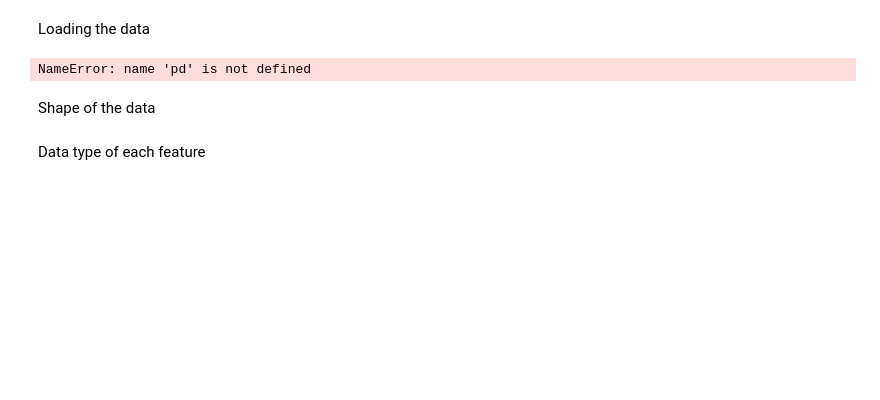
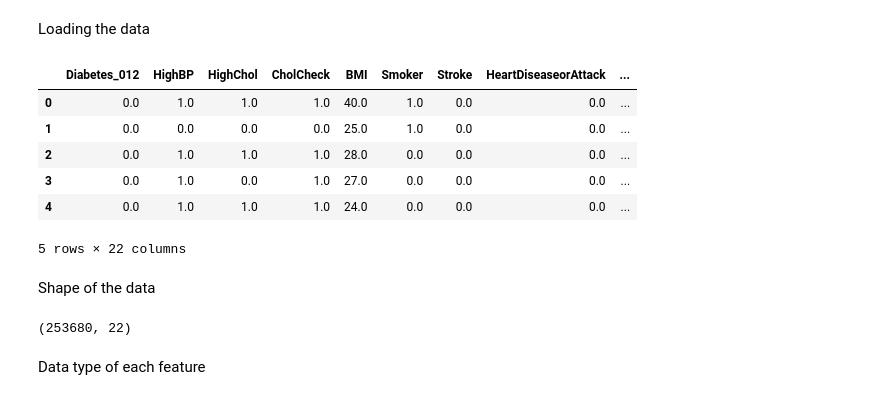
Before and after one commit to SumiranRai/MDSC-Lab, a Jupyter notebook: MDSC-203-Machine-Learning/Machine_Learning_Assignment.ipynb, the cells around one changed output. Cells and saved outputs as stored; diff of their text form; code cells hidden in the pictures; blank space fills up the shorter version.

```diff
--- a/MDSC-203-Machine-Learning/Machine_Learning_Assignment.ipynb
+++ b/MDSC-203-Machine-Learning/Machine_Learning_Assignment.ipynb
@@ -20,14 +18,23 @@ SyntaxError: invalid syntax (<ipython-input-1-1517b9dcce76>, line 1)
 # %% [markdown]
 Loading the data
-# %%
-data = pd.read_csv('/content/sample_data/diabetes_012_health_indicators_BRFSS2015.csv')
-data.head()
-# %% [output]
-NameError: name 'pd' is not defined
+# %%
+url = "https://raw.githubusercontent.com/SumiranRai/MDSC-Lab/main/MDSC-203-Machine-Learning/diabetes_012_health_indicators_BRFSS2015.csv"
+data = pd.read_csv(url)
+data.head()
+# %% [output]
+|  | Diabetes_012 | HighBP | HighChol | CholCheck | BMI | Smoker | Stroke | HeartDiseaseorAttack | ... |
+| 0 | 0.0 | 1.0 | 1.0 | 1.0 | 40.0 | 1.0 | 0.0 | 0.0 | ... |
+| 1 | 0.0 | 0.0 | 0.0 | 0.0 | 25.0 | 1.0 | 0.0 | 0.0 | ... |
+| 2 | 0.0 | 1.0 | 1.0 | 1.0 | 28.0 | 0.0 | 0.0 | 0.0 | ... |
+| 3 | 0.0 | 1.0 | 0.0 | 1.0 | 27.0 | 0.0 | 0.0 | 0.0 | ... |
+| 4 | 0.0 | 1.0 | 1.0 | 1.0 | 24.0 | 0.0 | 0.0 | 0.0 | ... |
+5 rows × 22 columns
 # %% [markdown]
 Shape of the data
 # %%
 print(data.shape)
+# %% [output]
+(253680, 22)
 # %% [markdown]
 Data type of each feature
 # %%
```
Also changed, not shown: parts of 43 cells of this notebook.
